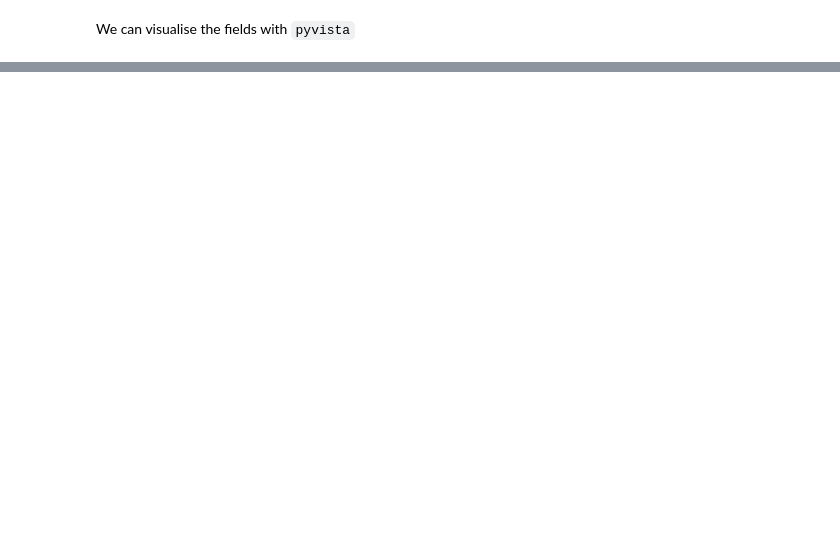
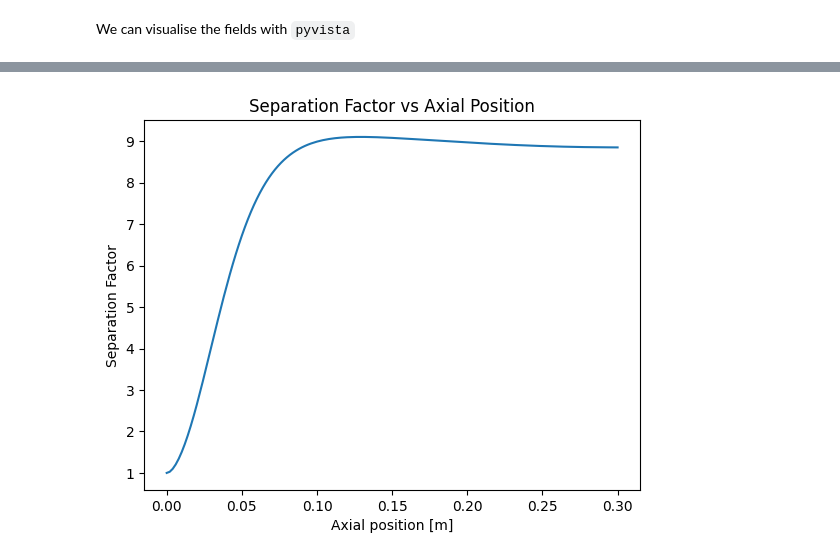
Before and after one commit to conner-fransoo/plasma-centrifuge, a Jupyter notebook: main.ipynb, the cells around one changed output, grey strips where cells are left out. Cells and saved outputs as stored; diff of their text form; code cells hidden in the pictures; blank space fills up the shorter version.

```diff
--- a/main.ipynb
+++ b/main.ipynb
@@ -747,0 +876,35 @@ Image(screenshot_path_p)
+# %%
+# Coordinates: shape (N, 3), assumed [Z, R, ...]
+z_g = u_geometry[:, 0]
+r_g = u_geometry[:, 1]
+
+# Velocity, T_h arrays
+v_theta = velocity.x.array.real
+T_h = temperature_h.x.array.real
+m_p = 1.66377e-27  # difference in mass between triton and deuteron
+k_B = 1.380649e-23  # Boltzmann constant in J/K
+
+g = (m_p * v_theta**2) / (2 * k_B * T_h * r_g)
+
+
+unique_z = np.unique(np.round(z_g, decimals=7))
+f_z = []
+
+for z_val in unique_z:
+    mask = np.isclose(z_g, z_val, atol=1e-6)
+    r_vals = r_g[mask]
+    g_vals = g[mask]
+    # sort by r for integration
+    order = np.argsort(r_vals)
+    r_sorted = r_vals[order]
+    g_sorted = g_vals[order]
+    integral = np.trapezoid(g_sorted, r_sorted)
+    f_z.append(np.exp(integral))
+
+plt.plot(unique_z, f_z)
+plt.xlabel("Axial position [m]")
+plt.ylabel("Separation Factor")
+plt.title("Separation Factor vs Axial Position")
+plt.show()
+# %% [output]
+[figure, added]
```
Also changed, not shown: parts of 13 cells of this notebook.
